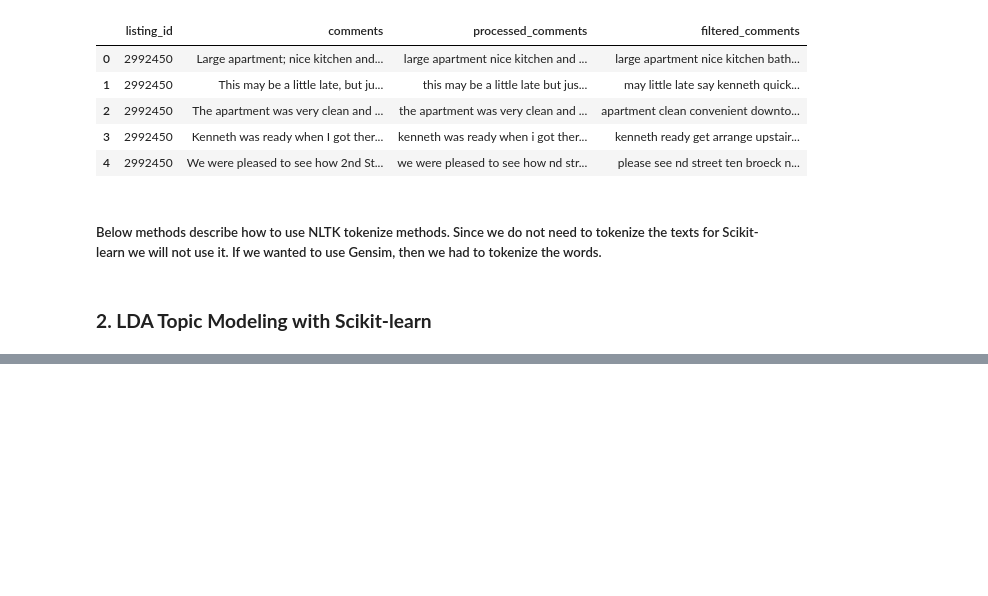
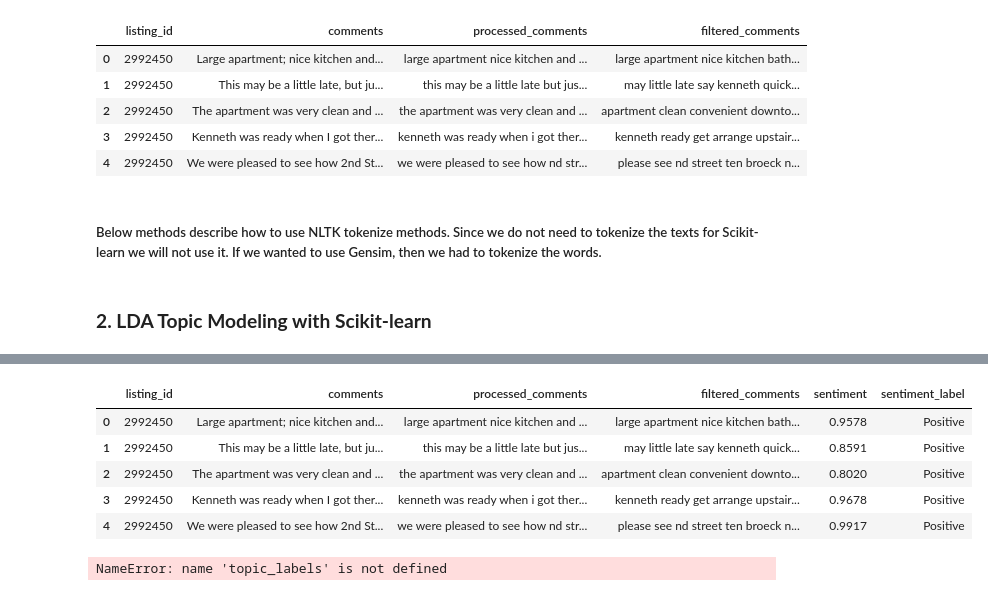
Before and after one commit to sajaldebnath/topic_sentiment_analysis, a Jupyter notebook: TopicModeling_SentimentAnalysis_LDA_using_Scikit_learn.ipynb, the cells around one changed output, grey strips where cells are left out. Cells and saved outputs as stored; diff of their text form; code cells hidden in the pictures; blank space fills up the shorter version.

```diff
--- a/TopicModeling_SentimentAnalysis_LDA_using_Scikit_learn.ipynb
+++ b/TopicModeling_SentimentAnalysis_LDA_using_Scikit_learn.ipynb
@@ -649,5 +607,17 @@ print(topic_sentiment)
+# %%
+data.head()
+# %% [output]
+|  | listing_id | comments | processed_comments | filtered_comments | sentiment | sentiment_label |
+| 0 | 2992450 | Large apartment; nice kitchen and... | large apartment nice kitchen and ... | large apartment nice kitchen bath... | 0.9578 | Positive |
+| 1 | 2992450 | This may be a little late, but ju... | this may be a little late but jus... | may little late say kenneth quick... | 0.8591 | Positive |
+| 2 | 2992450 | The apartment was very clean and ... | the apartment was very clean and ... | apartment clean convenient downto... | 0.8020 | Positive |
+| 3 | 2992450 | Kenneth was ready when I got ther... | kenneth was ready when i got ther... | kenneth ready get arrange upstair... | 0.9678 | Positive |
+| 4 | 2992450 | We were pleased to see how 2nd St... | we were pleased to see how nd str... | please see nd street ten broeck n... | 0.9917 | Positive |
 # %%
 # @title Visualizing the data
+
+# Set seaborn style
+sns.set_theme(style="whitegrid")
 
 # Using seaborn color palette
 colors = sns.color_palette("coolwarm", len(topic_labels))
@@ -662,6 +632,8 @@ plt.show()
 
 # Set seaborn style
 sns.set_theme(style="whitegrid")
+# %% [output]
+NameError: name 'topic_labels' is not defined
 # %%
 # @title 1. Bar Chart of Sentiment Scores by Topic
 plt.figure(figsize=(10, 6))
```
Also changed, not shown: parts of 24 cells of this notebook.
